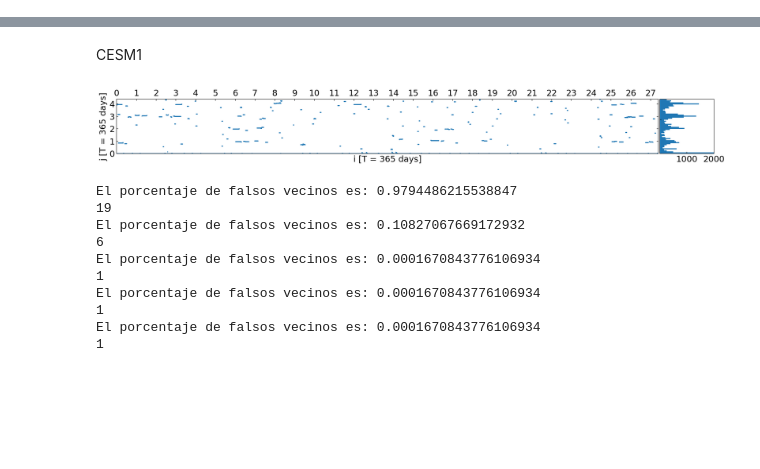
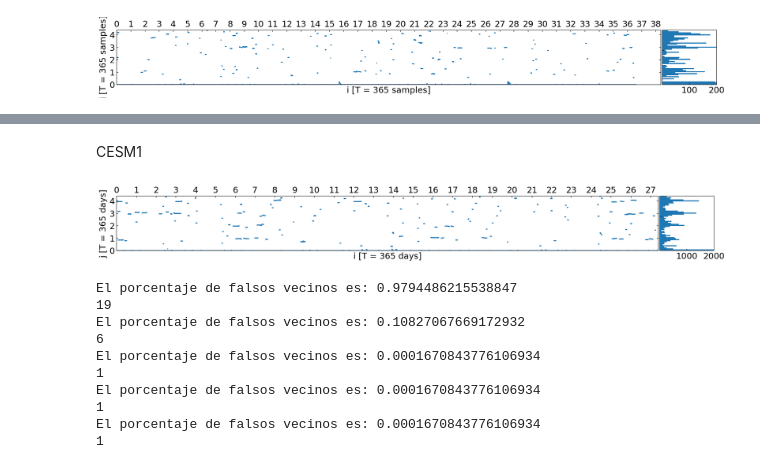
Before and after one commit to jumin94/ENSO_dynamics_analysis, a Jupyter notebook: figures_all.ipynb, the cells around one changed output, grey strips where cells are left out. Drawn from its saved outputs; the diff is of its cells as text; code cells hidden in the pictures; blank space fills up the shorter version.

```diff
--- a/figures_all.ipynb
+++ b/figures_all.ipynb
@@ -10,0 +82,46 @@ import glob
+# %%
+
+def close_returns(senal):
+    """Calcula el mapa de close returns
+    entrada: senial (np.array 1D)
+    salida: matriz (i,p) con los close returns (np.array 2D)
+    """
+    cr =  np.zeros((len(senal),2000)) #cr de close returns
+    eps = (np.max(senal)-np.min(senal))*0.001
+    for j in range(2000):
+      for i in range(len(senal)-2000):
+        if (np.abs(senal[i+j] - senal[i]) < eps) and (np.abs(senal[i+j+4] - senal[i+4]) < eps):
+          cr[i,j] = 1
+    return cr
+
+def find_indices(matrix):
+    """Genera los indices x,y de las posiciones de los unos en la matriz
+    de close returns
+    entrada: matriz (np.array 2D)
+    salida: lista con la posicion (x,y) de cada uno (list)
+    """
+    indices = np.where(matrix == 1)
+    return list(zip(indices[0], indices[1]))
+
+# Plot close returns-----------------------------
+def close_returns_for_plot(senal):
+    """Overkill mal pero genera arrays a partir de la lista de (x,y)
+    entrada: lista (x,y) de los close returns (list)
+    salida: vectores x, y (dos np.array)
+    """
+    cr = close_returns(senal)
+    result = find_indices(cr)
+    x = []
+    y = []
+    for m in result:
+        x.append(m[0])
+        y.append(m[1])
+
+    return x, y
+
+
+x, y = close_returns_for_plot(nino_filtrado)
+# plot
+fig = figure_cr(x,y,1600,14000,200)
+# %% [output]
+[figure, added]
```
Also changed, not shown: parts of 23 cells of this notebook, 3 other files.
